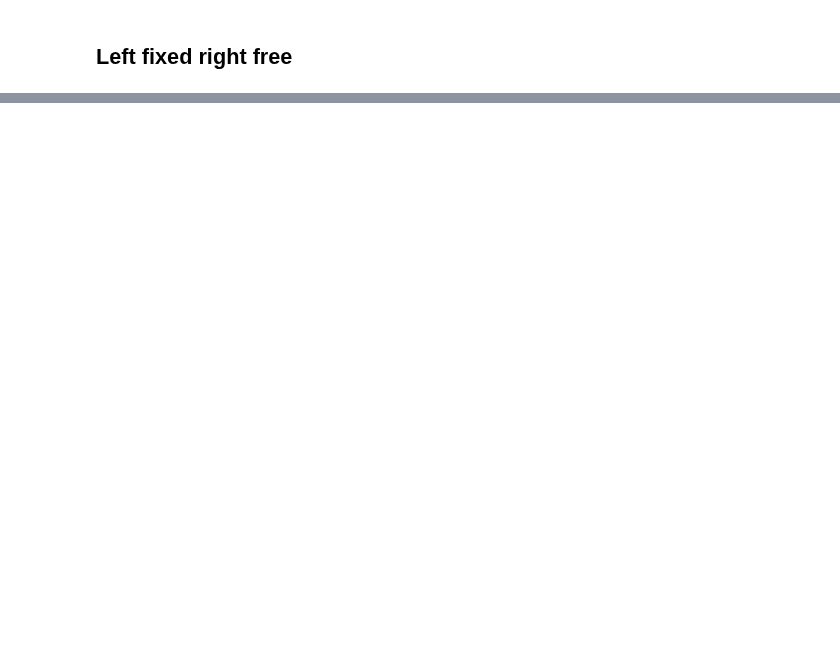
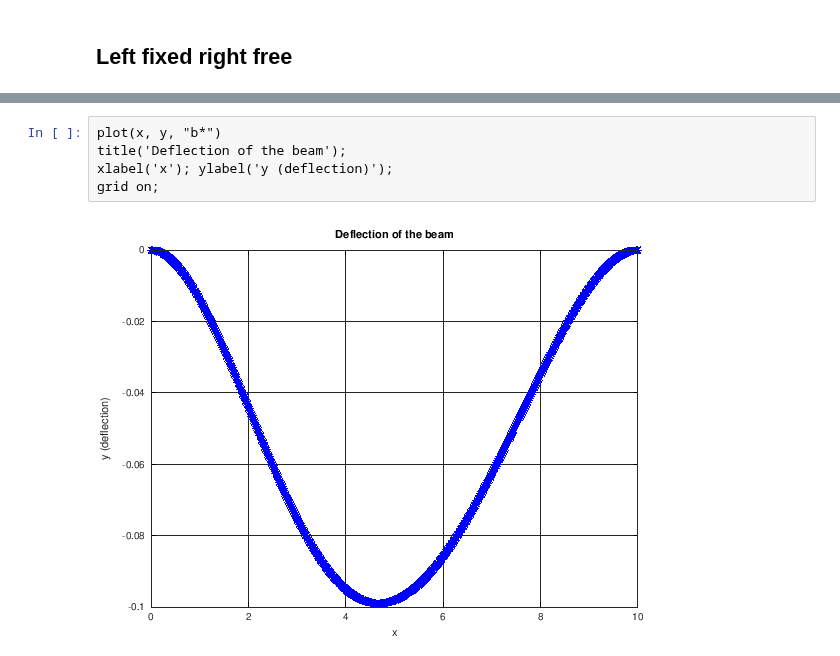
Before and after one commit to branberry/URGOResearch, a Jupyter notebook: SteelBeam.ipynb, the cells around one changed output, grey strips where cells are left out. Cells and saved outputs as stored; diff of their text form; blank space fills up the shorter version.

```diff
--- a/SteelBeam.ipynb
+++ b/SteelBeam.ipynb
@@ -448,0 +510,7 @@ ErrMax =  2.29920366628702
+# %%
+plot(x, y, "b*")
+title('Deflection of the beam');
+xlabel('x'); ylabel('y (deflection)');
+grid on;
+# %% [output]
+[figure, added]
```
Also changed, not shown: parts of 10 cells of this notebook.
